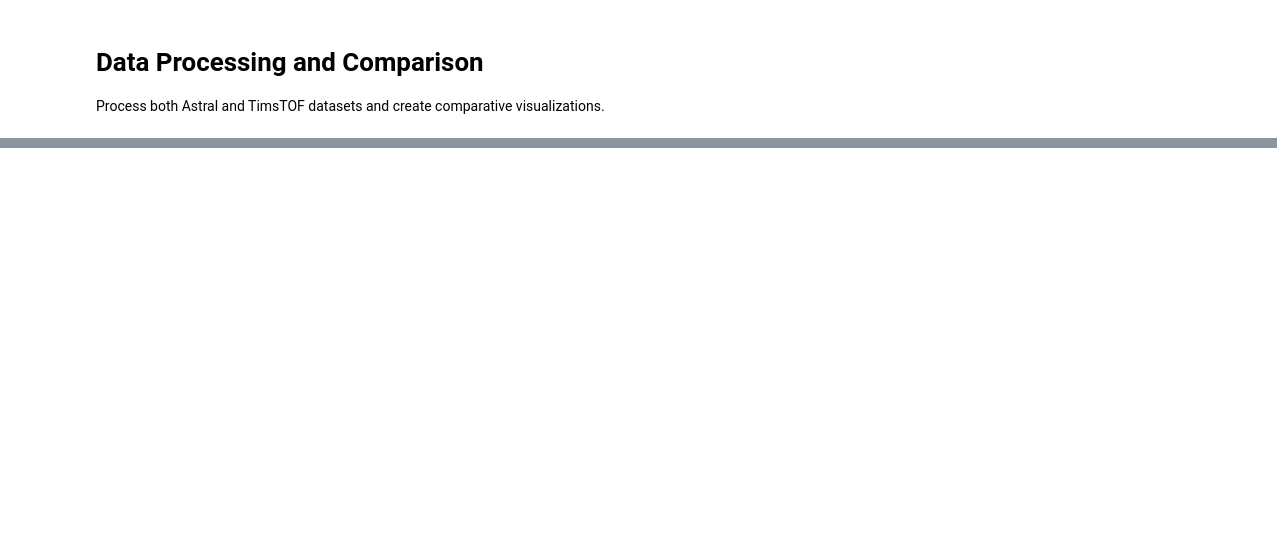
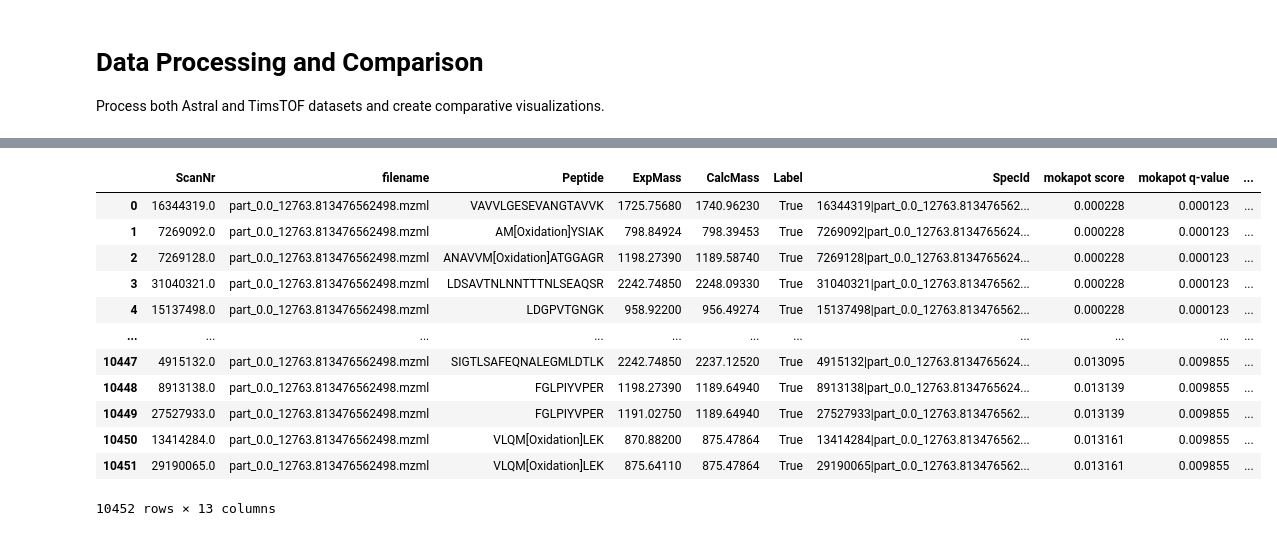
Before and after one commit to CompOmics/MuMDIA, a Jupyter notebook: evaluate_ids.ipynb, the cells around one changed output, grey strips where cells are left out. Drawn from its saved outputs; the diff is of its cells as text; code cells hidden in the pictures; blank space fills up the shorter version.

```diff
--- a/evaluate_ids.ipynb
+++ b/evaluate_ids.ipynb
@@ -143,0 +180,16 @@ TimsTOF Dataset:
+# %%
+mumdia_astral_valid
+# %% [output]
+|  | ScanNr | filename | Peptide | ExpMass | CalcMass | Label | SpecId | mokapot score | mokapot q-value | ... |
+| 0 | 16344319.0 | part_0.0_12763.813476562498.mzml | VAVVLGESEVANGTAVVK | 1725.75680 | 1740.96230 | True | 16344319|part_0.0_12763.813476562... | 0.000228 | 0.000123 | ... |
+| 1 | 7269092.0 | part_0.0_12763.813476562498.mzml | AM[Oxidation]YSIAK | 798.84924 | 798.39453 | True | 7269092|part_0.0_12763.8134765624... | 0.000228 | 0.000123 | ... |
+| 2 | 7269128.0 | part_0.0_12763.813476562498.mzml | ANAVVM[Oxidation]ATGGAGR | 1198.27390 | 1189.58740 | True | 7269128|part_0.0_12763.8134765624... | 0.000228 | 0.000123 | ... |
+| 3 | 31040321.0 | part_0.0_12763.813476562498.mzml | LDSAVTNLNNTTTNLSEAQSR | 2242.74850 | 2248.09330 | True | 31040321|part_0.0_12763.813476562... | 0.000228 | 0.000123 | ... |
+| 4 | 15137498.0 | part_0.0_12763.813476562498.mzml | LDGPVTGNGK | 958.92200 | 956.49274 | True | 15137498|part_0.0_12763.813476562... | 0.000228 | 0.000123 | ... |
+| ... | ... | ... | ... | ... | ... | ... | ... | ... | ... | ... |
+| 10447 | 4915132.0 | part_0.0_12763.813476562498.mzml | SIGTLSAFEQNALEGMLDTLK | 2242.74850 | 2237.12520 | True | 4915132|part_0.0_12763.8134765624... | 0.013095 | 0.009855 | ... |
+| 10448 | 8913138.0 | part_0.0_12763.813476562498.mzml | FGLPIYVPER | 1198.27390 | 1189.64940 | True | 8913138|part_0.0_12763.8134765624... | 0.013139 | 0.009855 | ... |
+| 10449 | 27527933.0 | part_0.0_12763.813476562498.mzml | FGLPIYVPER | 1191.02750 | 1189.64940 | True | 27527933|part_0.0_12763.813476562... | 0.013139 | 0.009855 | ... |
+| 10450 | 13414284.0 | part_0.0_12763.813476562498.mzml | VLQM[Oxidation]LEK | 870.88200 | 875.47864 | True | 13414284|part_0.0_12763.813476562... | 0.013161 | 0.009855 | ... |
+| 10451 | 29190065.0 | part_0.0_12763.813476562498.mzml | VLQM[Oxidation]LEK | 875.64110 | 875.47864 | True | 29190065|part_0.0_12763.813476562... | 0.013161 | 0.009855 | ... |
+10452 rows × 13 columns
```
Also changed, not shown: parts of 11 cells of this notebook, 13 other files.
